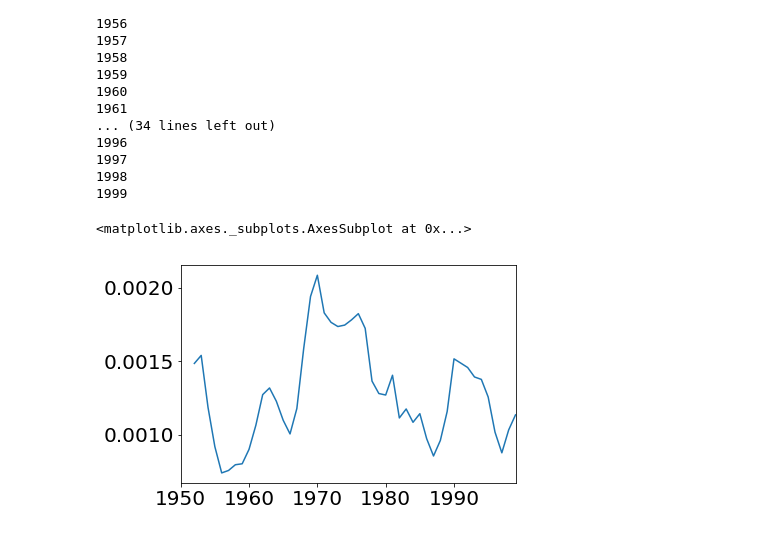
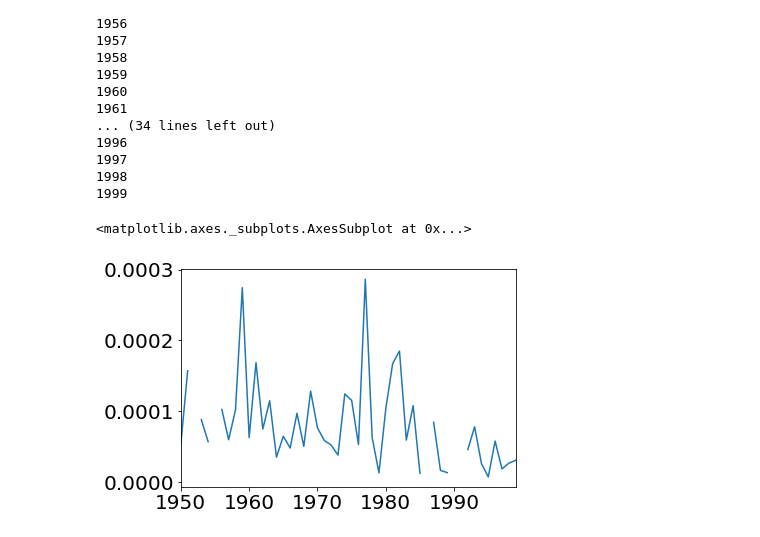
Before and after one commit to Yoonsen/HeCore, a Jupyter notebook: make_reference_and_validate.ipynb, the cells around one changed output. Cells and saved outputs as stored; diff of their text form; code cells hidden in the pictures.

```diff
--- a/make_reference_and_validate.ipynb
+++ b/make_reference_and_validate.ipynb
@@ -83,9 +79,10 @@ dtype: float64
 # %%
 reference = dict()
 step = 1
+samples = 20 # litt mindre samplesize, utgjøre aviser pr. år
 for i in range(1950, 2000):
     print(i)
-    reference[i] = nb.frame(nb.get_corpus(yearfrom = i, yearto = i + step, corpus = 'avis', samplesize=100).sum(axis=1), i)
+    reference[i] = nb.frame(nb.get_corpus(yearfrom = i, yearto = i + step, corpus = 'avis', samplesize=samples).sum(axis=1), i)
 # %% [output]
 1950
 1951
@@ -109,10 +106,10 @@ pd.concat([reference[i] for i in reference], axis=1).to_json('avis_agg.json')
 # %%
 aggs = pd.concat([reference[i] for i in reference], axis=1)
 # %%
-aggs.loc['demokrati'].rolling(window=3).mean().plot()
+aggs.loc['diktatur'].rolling(window=1).mean().plot()
 # %% [output]
 <matplotlib.axes._subplots.AxesSubplot at 0x...>
-[figure, old version]
+[figure, new version]
 # %%
 nb.nb_ngram('demokrati', corpus='avis', years=(1950, 2000)).plot()
 # %% [output]
```
Also changed, not shown: parts of 8 cells of this notebook, 2 other files.
